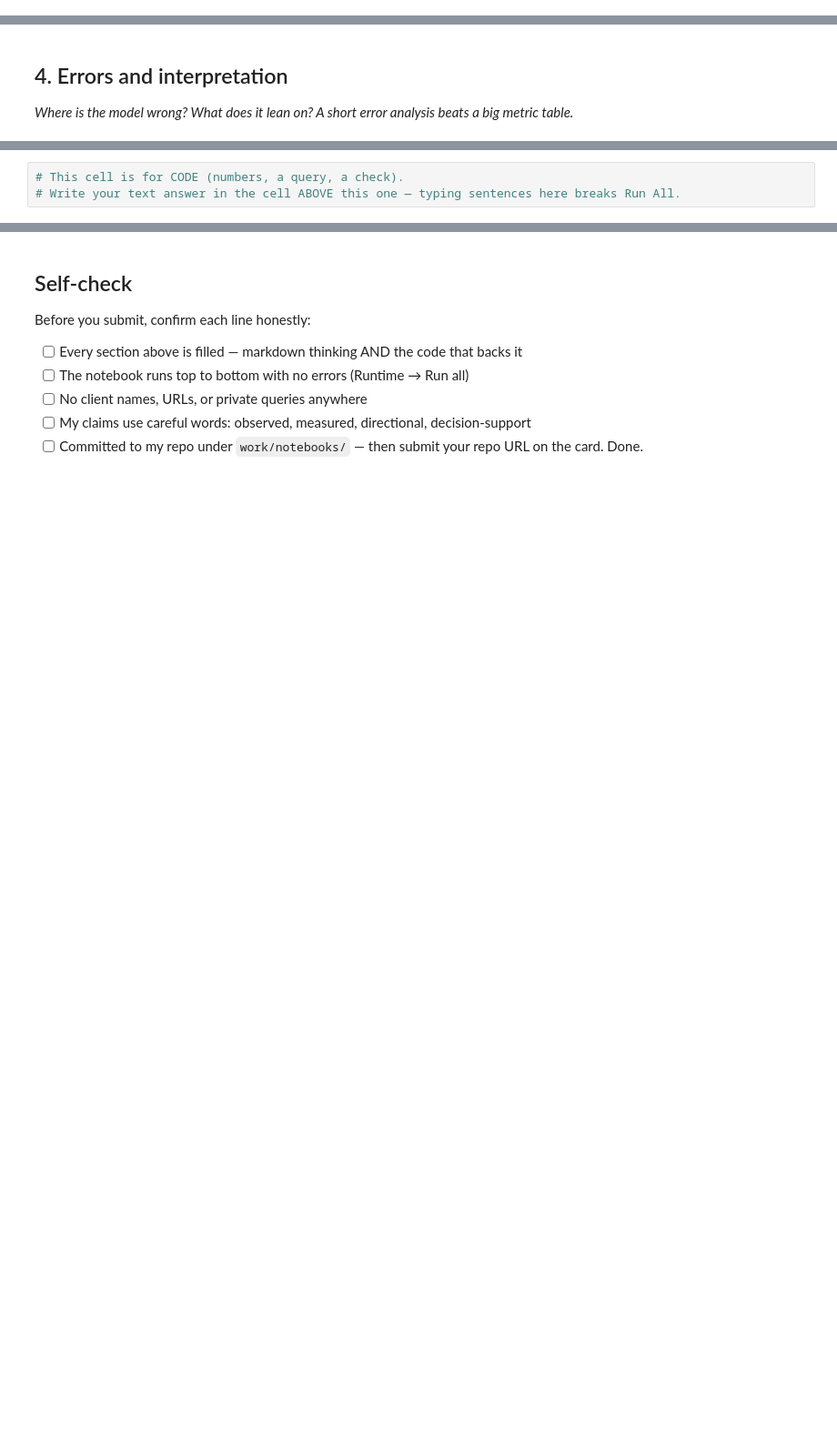
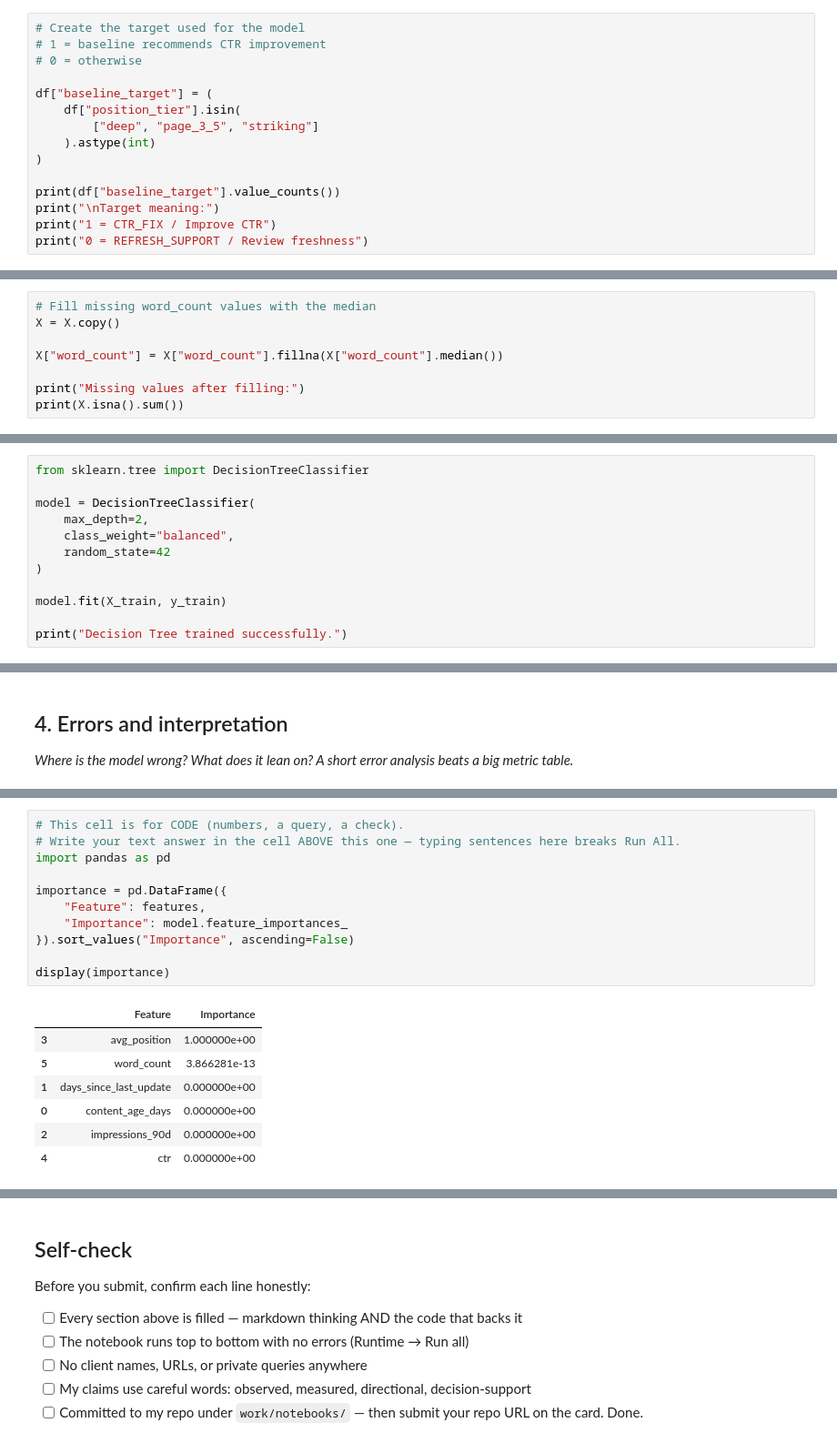
Before and after one commit to ManjusreeValluri/flyrank-ml-internship, a Jupyter notebook: work/notebooks/w05_model.ipynb, the cells around one changed output, grey strips where cells are left out. Shown at 91% size. Drawn from its saved outputs; the diff is of its cells as text; blank space fills up the shorter version.

```diff
--- a/work/notebooks/w05_model.ipynb
+++ b/work/notebooks/w05_model.ipynb
@@ -29,0 +267,15 @@ This skeleton is yours to fill. Work the sections **in order** — each one has
+# %%
+# Create the target used for the model
+# 1 = baseline recommends CTR improvement
+# 0 = otherwise
+
+df["baseline_target"] = (
+    df["position_tier"].isin(
+        ["deep", "page_3_5", "striking"]
+    ).astype(int)
+)
+
+print(df["baseline_target"].value_counts())
+print("\nTarget meaning:")
+print("1 = CTR_FIX / Improve CTR")
+print("0 = REFRESH_SUPPORT / Review freshness")
@@ -29,0 +327,8 @@ This skeleton is yours to fill. Work the sections **in order** — each one has
+# %%
+# Fill missing word_count values with the median
+X = X.copy()
+
+X["word_count"] = X["word_count"].fillna(X["word_count"].median())
+
+print("Missing values after filling:")
+print(X.isna().sum())
@@ -29,0 +386,12 @@ This skeleton is yours to fill. Work the sections **in order** — each one has
+# %%
+from sklearn.tree import DecisionTreeClassifier
+
+model = DecisionTreeClassifier(
+    max_depth=2,
+    class_weight="balanced",
+    random_state=42
+)
+
+model.fit(X_train, y_train)
+
+print("Decision Tree trained successfully.")
@@ -34,3 +474,19 @@ This skeleton is yours to fill. Work the sections **in order** — each one has
 # %%
 # This cell is for CODE (numbers, a query, a check).
 # Write your text answer in the cell ABOVE this one — typing sentences here breaks Run All.
+import pandas as pd
+
+importance = pd.DataFrame({
+    "Feature": features,
+    "Importance": model.feature_importances_
+}).sort_values("Importance", ascending=False)
+
+display(importance)
+# %% [output]
+|  | Feature | Importance |
+| 3 | avg_position | 1.000000e+00 |
+| 5 | word_count | 3.866281e-13 |
+| 1 | days_since_last_update | 0.000000e+00 |
+| 0 | content_age_days | 0.000000e+00 |
+| 2 | impressions_90d | 0.000000e+00 |
+| 4 | ctr | 0.000000e+00 |
```
Also changed, not shown: parts of 25 cells of this notebook.
